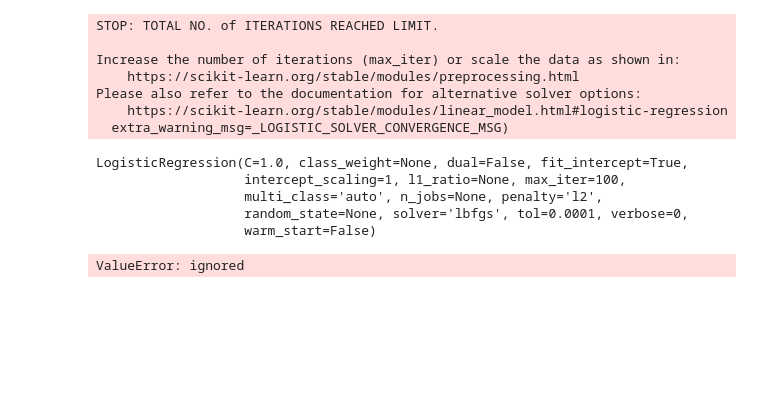
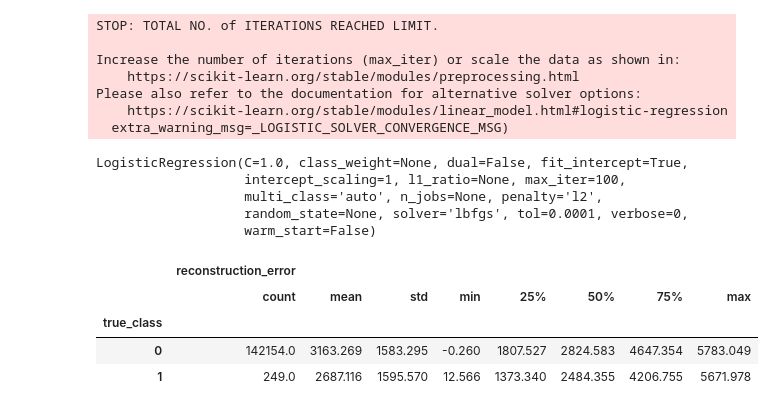
Before and after one commit to almonil/Proyecto, a Jupyter notebook: Proyectos.ipynb, the cells around one changed output. Saved outputs shown, nothing was run; the diff lists cells and outputs as text; code cells hidden in the pictures; blank space fills up the shorter version.

```diff
--- a/Proyectos.ipynb
+++ b/Proyectos.ipynb
@@ -131,9 +133,9 @@ X_train_fraud = X_train[y_train==1]
 # %%
 model = LogisticRegression()
 # %%
-input_layer = Input(shape=(29, ))
+input_layer = Input(shape=(30, ))
 encoded = Dense(12,activation='tanh')(input_layer)
-decoded = Dense(29,activation='sigmoid')(encoded)
+decoded = Dense(30,activation='sigmoid')(encoded)
 autoencoder = Model(input_layer,decoded)
 # %%
 # Entrenamiento del modelo de regresión logística con datos de entrenamiento
@@ -153,12 +155,16 @@ LogisticRegression(C=1.0, class_weight=None, dual=False, fit_intercept=True,
                    warm_start=False)
 # %%
 predictions = autoencoder.predict(X_train)
-mse = np.mean(np.power(X_train - predictions, 2), axis=1)
+mse = np.mean(np.power(X_train - predictions,1), axis=1)
 error_df = pd.DataFrame({'reconstruction_error': mse,
                         'true_class': y_train})
 error_df.groupby('true_class').describe()
 # %% [output]
-ValueError: ignored
+|  | reconstruction_error |  |  |  |  |  |  |  |
+|  | count | mean | std | min | 25% | 50% | 75% | max |
+| true_class |  |  |  |  |  |  |  |  |
+| 0 | 142154.0 | 3163.269 | 1583.295 | -0.260 | 1807.527 | 2824.583 | 4647.354 | 5783.049 |
+| 1 | 249.0 | 2687.116 | 1595.570 | 12.566 | 1373.340 | 2484.355 | 4206.755 | 5671.978 |
 # %%
 df = df.drop(['V4'], 1)
 df['Amount'] = StandardScaler().fit_transform(df['Amount'].values.reshape(-1, 1))
```
Also changed, not shown: parts of 10 cells of this notebook.
